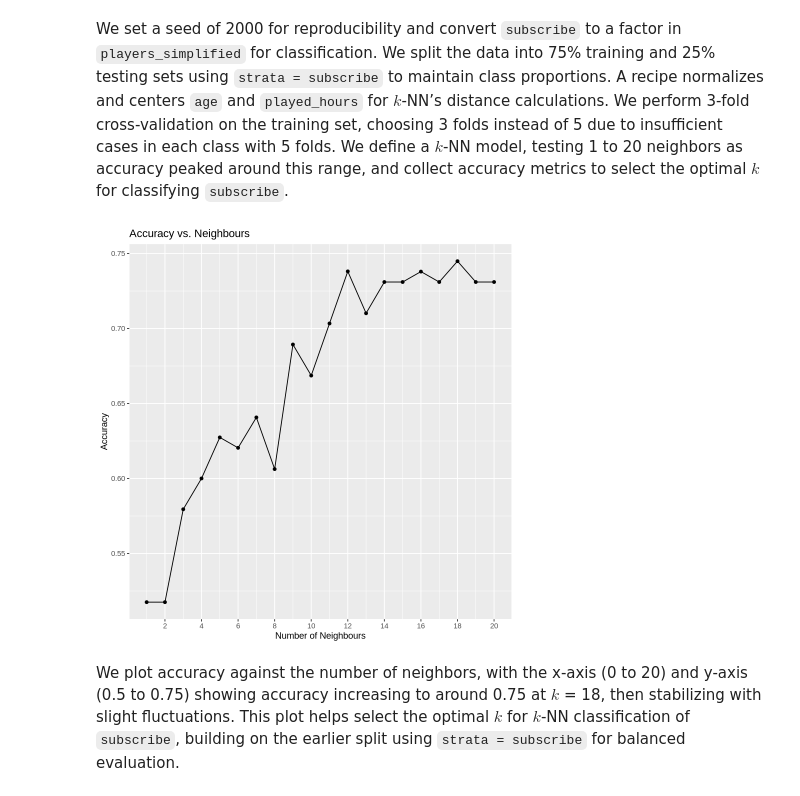
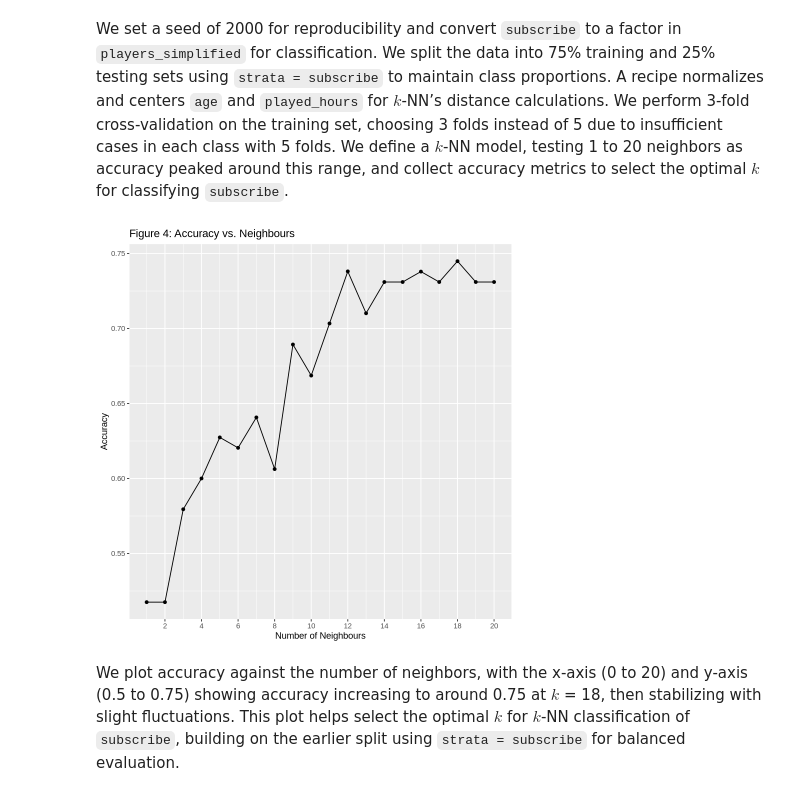
Before and after one commit to justin-pilson/dsci-100-project-2025w2-group-31, a Jupyter notebook: group-project-main-file.ipynb, the cells around one changed output. Cells and saved outputs as stored; diff of their text form; code cells hidden in the pictures.

Commit message:
forgot other visualizations to put figure number

```diff
--- a/group-project-main-file.ipynb
+++ b/group-project-main-file.ipynb
@@ -210,13 +210,13 @@ We set a seed of 2000 for reproducibility and convert `subscribe` to a factor in
 # %%
 neighbours_plot <- players_results |>
     ggplot(aes(x = neighbors, y = mean)) +
         geom_point() +
         geom_line() +
-        labs(x = "Number of Neighbours", y = "Accuracy", title = "Accuracy vs. Neighbours") +
+        labs(x = "Number of Neighbours", y = "Accuracy", title = "Figure 4: Accuracy vs. Neighbours") +
         scale_x_continuous(breaks = seq(0, 20, by = 2))
 neighbours_plot
 # %% [output]
-[figure, old version]
+[figure, new version]
 # %% [markdown]
 We plot accuracy against the number of neighbors, with the x-axis (0 to 20) and y-axis (0.5 to 0.75) showing accuracy increasing to around 0.75 at $k$ = 18, then stabilizing with slight fluctuations. This plot helps select the optimal $k$ for $k$-NN classification of `subscribe`, building on the earlier split using `strata = subscribe` for balanced evaluation.
 # %%
```
Also changed, not shown: parts of 2 cells of this notebook.
